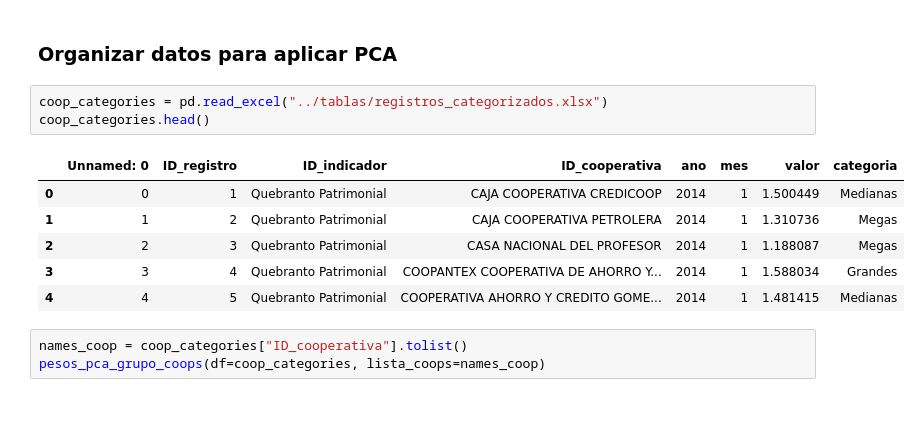
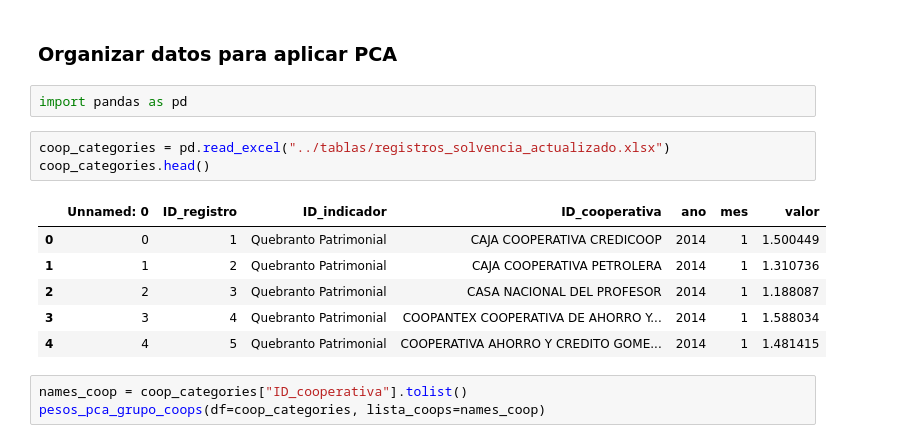
Before and after one commit to LianaD26/CAMEL_Model_percentages, a Jupyter notebook: notebooks/Aplicar_PCA.ipynb, the cells around one changed output. Cells and saved outputs as stored; diff of their text form; blank space fills up the shorter version.

```diff
--- a/notebooks/Aplicar_PCA.ipynb
+++ b/notebooks/Aplicar_PCA.ipynb
@@ -126,16 +126,18 @@ def pesos_pca_grupo_coops(
     return pesos.sort_values(ascending=False)
 # %% [markdown]
 ### Organizar datos para aplicar PCA
+# %%
+import pandas as pd
 # %%
-coop_categories = pd.read_excel("../tablas/registros_categorizados.xlsx")
+coop_categories = pd.read_excel("../tablas/registros_solvencia_actualizado.xlsx")
 coop_categories.head()
 # %% [output]
-|  | Unnamed: 0 | ID_registro | ID_indicador | ID_cooperativa | ano | mes | valor | categoria |
-| 0 | 0 | 1 | Quebranto Patrimonial | CAJA COOPERATIVA CREDICOOP | 2014 | 1 | 1.500449 | Medianas |
-| 1 | 1 | 2 | Quebranto Patrimonial | CAJA COOPERATIVA PETROLERA | 2014 | 1 | 1.310736 | Megas |
-| 2 | 2 | 3 | Quebranto Patrimonial | CASA NACIONAL DEL PROFESOR | 2014 | 1 | 1.188087 | Megas |
-| 3 | 3 | 4 | Quebranto Patrimonial | COOPANTEX COOPERATIVA DE AHORRO Y... | 2014 | 1 | 1.588034 | Grandes |
-| 4 | 4 | 5 | Quebranto Patrimonial | COOPERATIVA AHORRO Y CREDITO GOME... | 2014 | 1 | 1.481415 | Medianas |
+|  | Unnamed: 0 | ID_registro | ID_indicador | ID_cooperativa | ano | mes | valor |
+| 0 | 0 | 1 | Quebranto Patrimonial | CAJA COOPERATIVA CREDICOOP | 2014 | 1 | 1.500449 |
+| 1 | 1 | 2 | Quebranto Patrimonial | CAJA COOPERATIVA PETROLERA | 2014 | 1 | 1.310736 |
+| 2 | 2 | 3 | Quebranto Patrimonial | CASA NACIONAL DEL PROFESOR | 2014 | 1 | 1.188087 |
+| 3 | 3 | 4 | Quebranto Patrimonial | COOPANTEX COOPERATIVA DE AHORRO Y... | 2014 | 1 | 1.588034 |
+| 4 | 4 | 5 | Quebranto Patrimonial | COOPERATIVA AHORRO Y CREDITO GOME... | 2014 | 1 | 1.481415 |
 # %%
 names_coop = coop_categories["ID_cooperativa"].tolist()
 pesos_pca_grupo_coops(df=coop_categories, lista_coops=names_coop)
```
Also changed, not shown: parts of 1 cell of this notebook, 1 other file.
